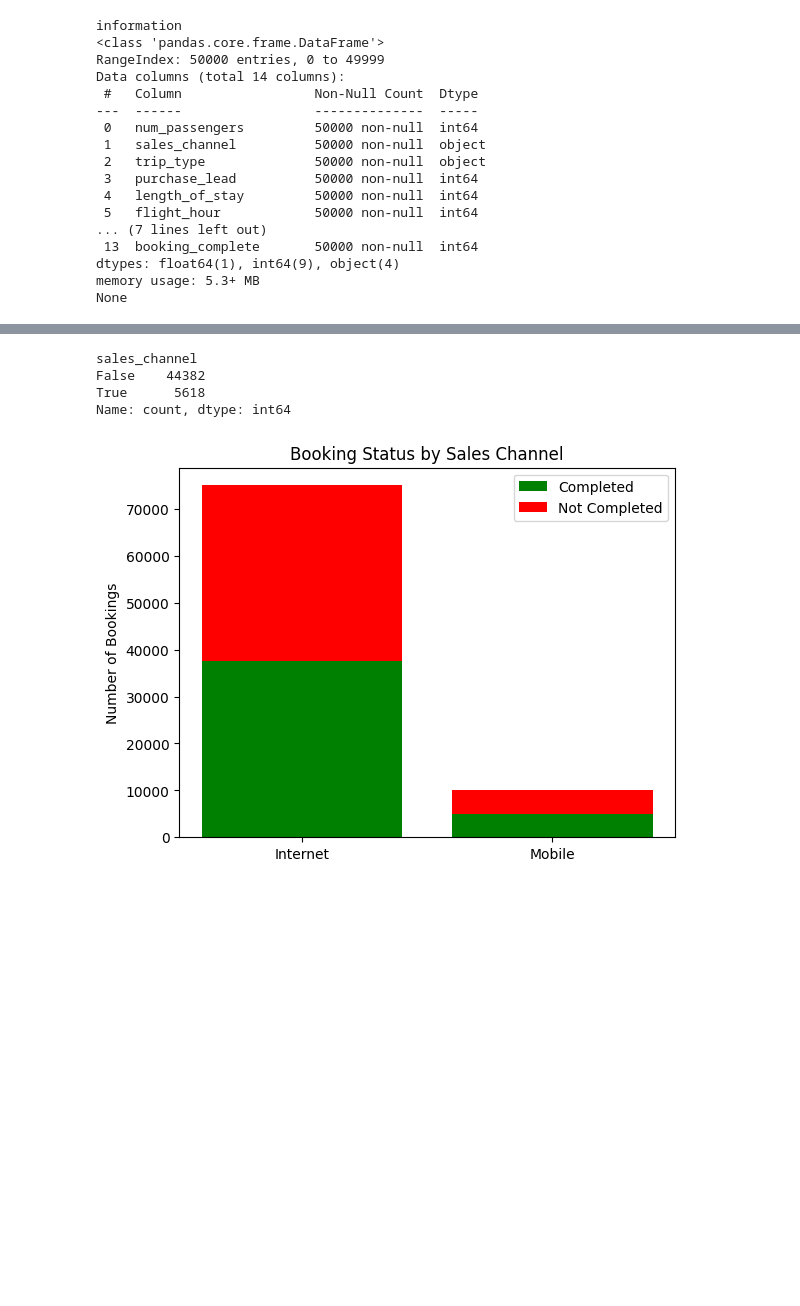
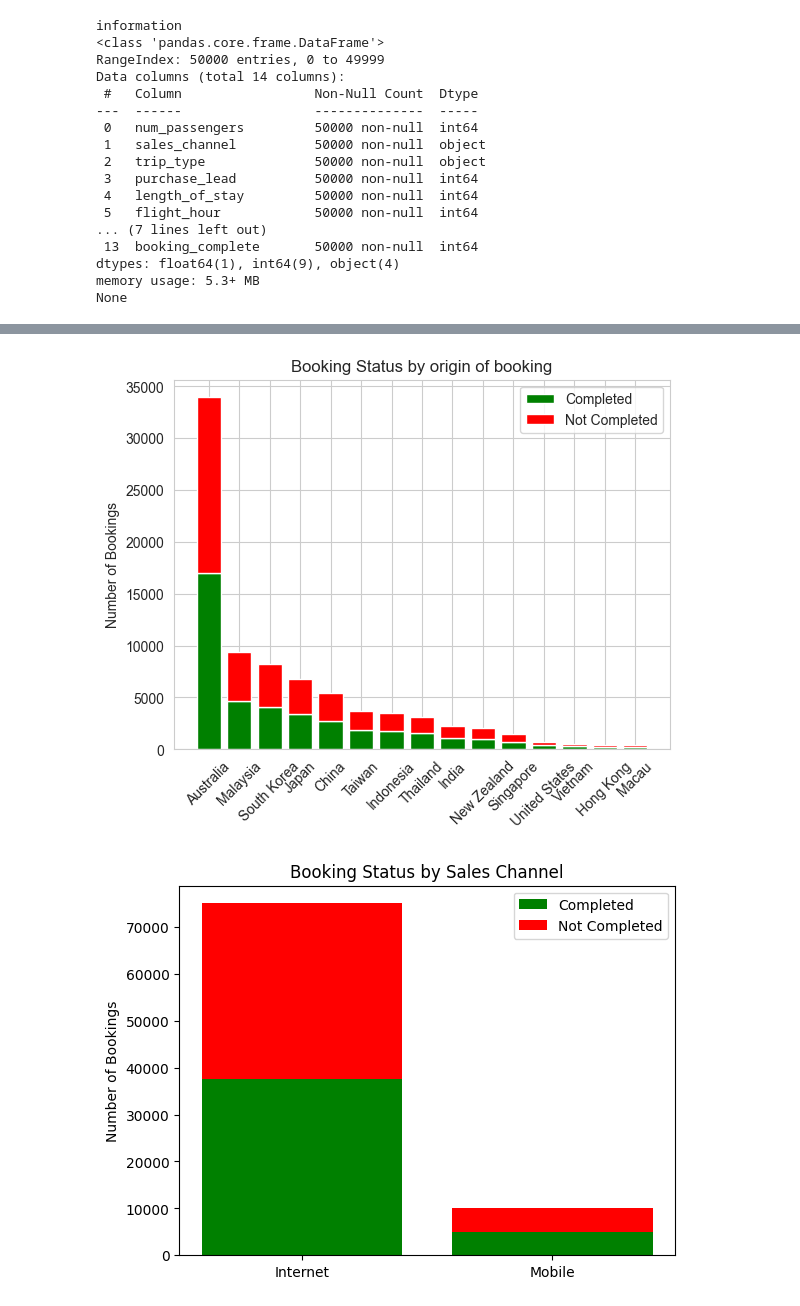
Before and after one commit to nickgeorgemathew/customer-booking-analysis, a Jupyter notebook: customer_booking_analysis.ipynb, the cells around one changed output, grey strips where cells are left out. Cells and saved outputs as stored; diff of their text form; code cells hidden in the pictures; blank space fills up the shorter version.

```diff
--- a/customer_booking_analysis.ipynb
+++ b/customer_booking_analysis.ipynb
@@ -177,10 +157,23 @@ df['booking_complete'].value_counts().plot(kind='pie')
-# %%
-(df['sales_channel']=='Mobile').value_counts()
-# %% [output]
-sales_channel
-False    44382
-True      5618
-Name: count, dtype: int64
+# %%
+booking_origin=complete['booking_origin'].value_counts().head(15).index.to_list()
+completed_counts=complete['booking_origin'].value_counts()
+not_booked_counts=booking_not_complete['booking_origin'].value_counts()
+
+completed=[completed_counts.get(label,0) for label in  booking_origin]
+not_booked=[not_booked_counts.get(label,0) for label in  booking_origin]
+x = range(len(booking_origin))
+plt.bar(x, completed, label='Completed', color='green')
+plt.bar(x, not_booked, bottom=completed, label='Not Completed', color='red')
+
+# Labeling
+plt.Figure(figsize=(20,20))
+plt.xticks(x, booking_origin,rotation=45)
+plt.ylabel('Number of Bookings')
+plt.title('Booking Status by origin of booking')
+plt.legend()
+plt.show()
+# %% [output]
+[figure, added]
 # %%
 import matplotlib.pyplot as plt
 
```
Also changed, not shown: parts of 16 cells of this notebook, 2 other files.
